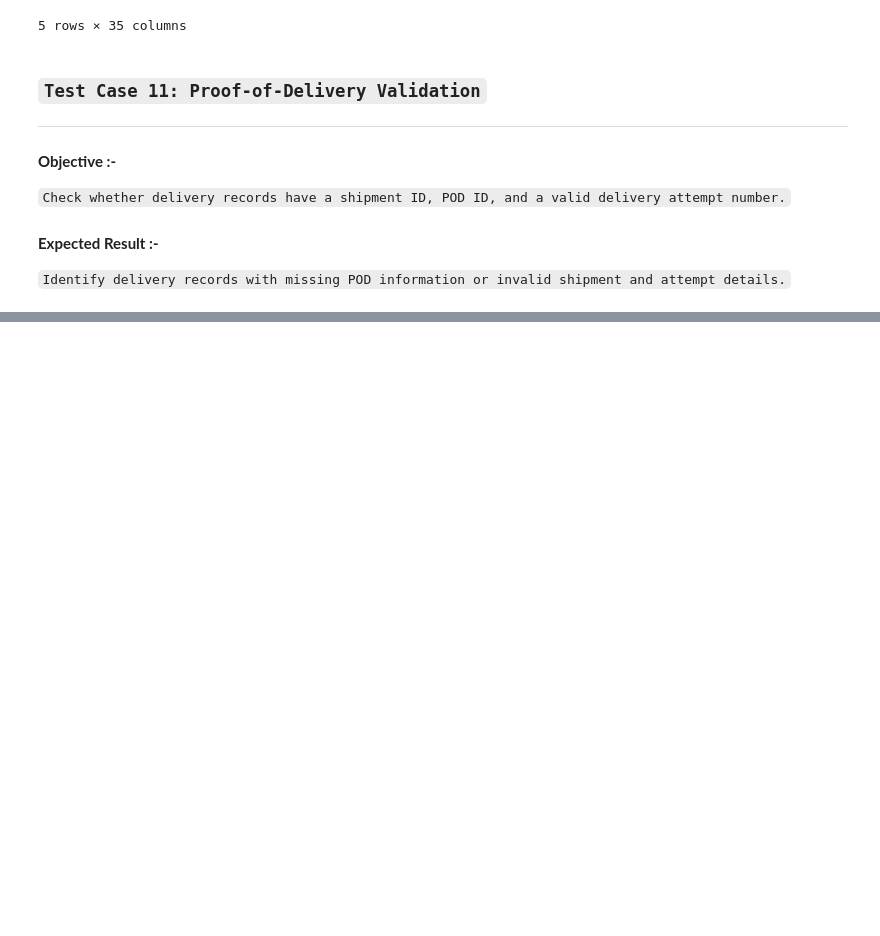
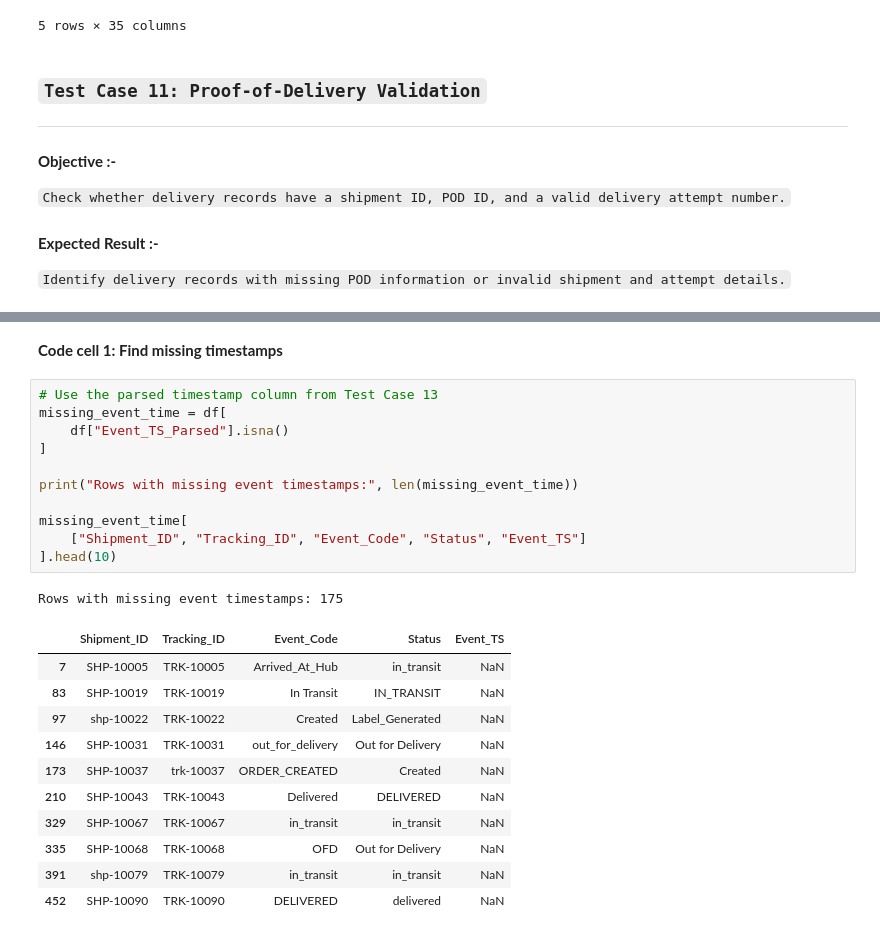
Before and after one commit to SumanSekhar-Sahoo/logistics-data-science-project, a Jupyter notebook: Logistics_Data_Quality_TC(11-20).ipynb, the cells around one changed output, grey strips where cells are left out. Drawn from its saved outputs; the diff is of its cells as text; blank space fills up the shorter version.

Commit message:
Test_Case(11-20)

```diff
--- a/Logistics_Data_Quality_TC(11-20).ipynb
+++ b/Logistics_Data_Quality_TC(11-20).ipynb
@@ -68,0 +334,26 @@ v
+# %% [markdown]
+**Code cell 1: Find missing timestamps**
+# %%
+# Use the parsed timestamp column from Test Case 13
+missing_event_time = df[
+    df["Event_TS_Parsed"].isna()
+]
+
+print("Rows with missing event timestamps:", len(missing_event_time))
+
+missing_event_time[
+    ["Shipment_ID", "Tracking_ID", "Event_Code", "Status", "Event_TS"]
+].head(10)
+# %% [output]
+Rows with missing event timestamps: 175
+|  | Shipment_ID | Tracking_ID | Event_Code | Status | Event_TS |
+| 7 | SHP-10005 | TRK-10005 | Arrived_At_Hub | in_transit | NaN |
+| 83 | SHP-10019 | TRK-10019 | In Transit | IN_TRANSIT | NaN |
+| 97 | shp-10022 | TRK-10022 | Created | Label_Generated | NaN |
+| 146 | SHP-10031 | TRK-10031 | out_for_delivery | Out for Delivery | NaN |
+| 173 | SHP-10037 | trk-10037 | ORDER_CREATED | Created | NaN |
+| 210 | SHP-10043 | TRK-10043 | Delivered | DELIVERED | NaN |
+| 329 | SHP-10067 | TRK-10067 | in_transit | in_transit | NaN |
+| 335 | SHP-10068 | TRK-10068 | OFD | Out for Delivery | NaN |
+| 391 | shp-10079 | TRK-10079 | in_transit | in_transit | NaN |
+| 452 | SHP-10090 | TRK-10090 | DELIVERED | delivered | NaN |
```
Also changed, not shown: parts of 34 cells of this notebook, 2 other files.
